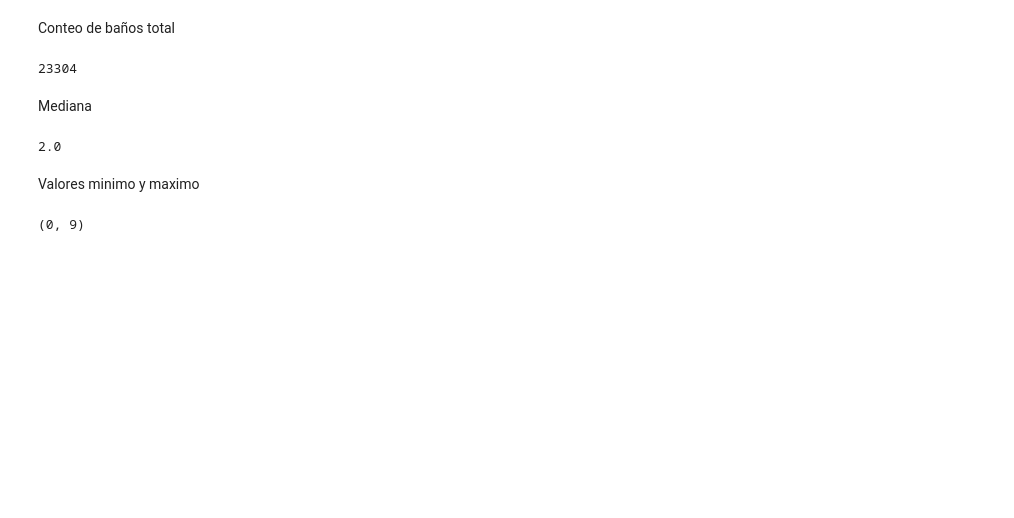
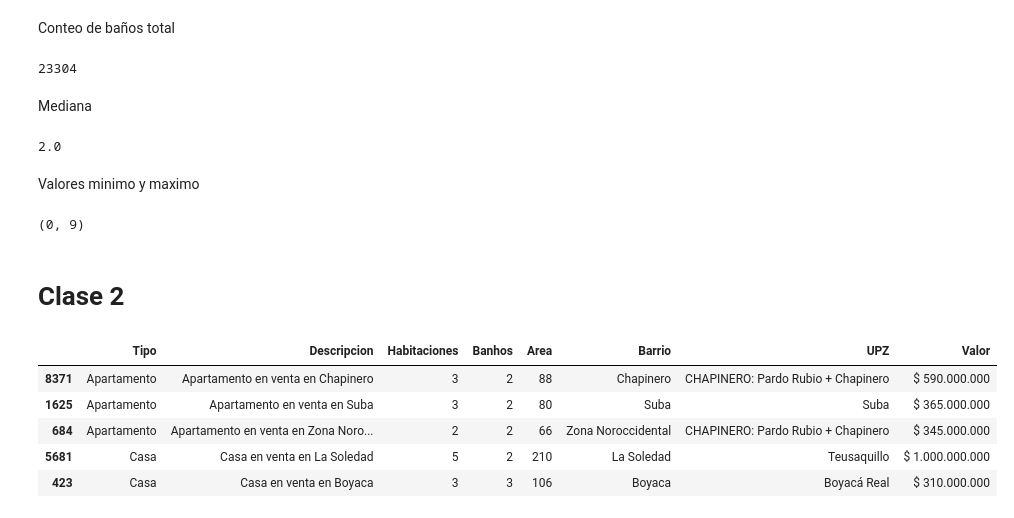
Before and after one commit to zalotores/InmersionDataScienceConPython, a Jupyter notebook: clase1/Clase1.ipynb, the cells around one changed output. Drawn from its saved outputs; the diff is of its cells as text; code cells hidden in the pictures; blank space fills up the shorter version.

```diff
--- a/clase1/Clase1.ipynb
+++ b/clase1/Clase1.ipynb
@@ -232,3 +234,15 @@ maxBanhos = inmuebles.Banhos.max()
 minBanhos, maxBanhos
 # %% [output]
 (0, 9)
+# %% [markdown]
+
+<h1>Clase 2</h1>
+# %%
+inmuebles.sample(5)
+# %% [output]
+|  | Tipo | Descripcion | Habitaciones | Banhos | Area | Barrio | UPZ | Valor |
+| 8371 | Apartamento | Apartamento en venta en Chapinero | 3 | 2 | 88 | Chapinero | CHAPINERO: Pardo Rubio + Chapinero | $ 590.000.000 |
+| 1625 | Apartamento | Apartamento en venta en Suba | 3 | 2 | 80 | Suba | Suba | $ 365.000.000 |
+| 684 | Apartamento | Apartamento en venta en Zona Noro... | 2 | 2 | 66 | Zona Noroccidental | CHAPINERO: Pardo Rubio + Chapinero | $ 345.000.000 |
+| 5681 | Casa | Casa en venta en La Soledad | 5 | 2 | 210 | La Soledad | Teusaquillo | $ 1.000.000.000 |
+| 423 | Casa | Casa en venta en Boyaca | 3 | 3 | 106 | Boyaca | Boyacá Real | $ 310.000.000 |
```
Also changed, not shown: parts of 18 cells of this notebook, 3 other files.
